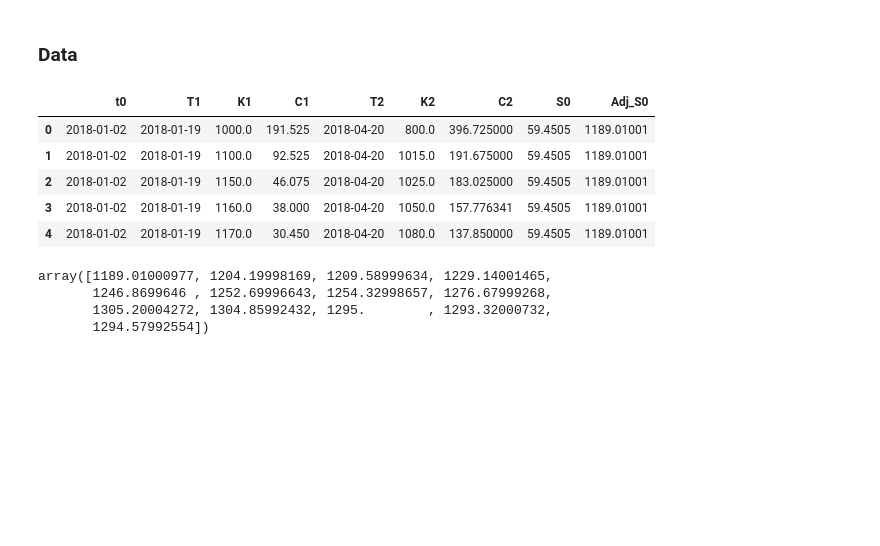
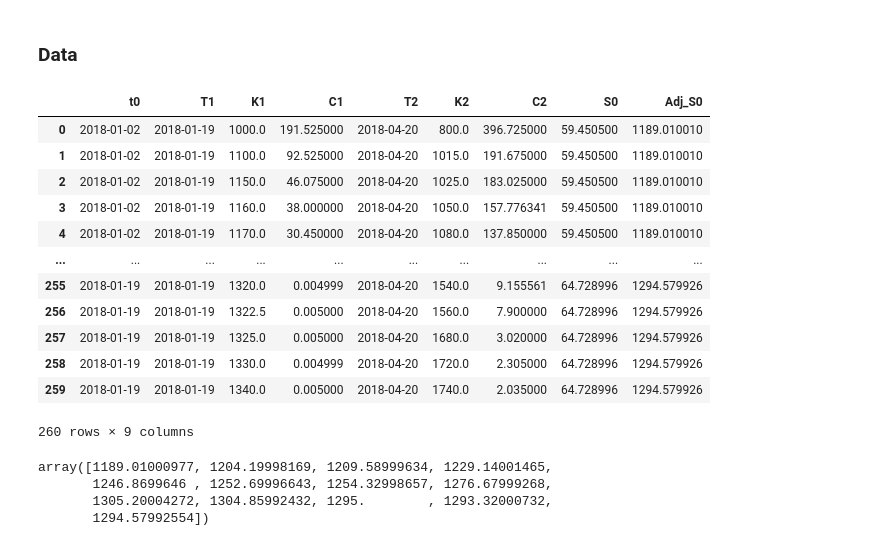
Before and after one commit to QIYIHAN/Empirical-Price-Bounds, a Jupyter notebook: Objective Function.ipynb, the cells around one changed output. Drawn from its saved outputs; the diff is of its cells as text; code cells hidden in the pictures; blank space fills up the shorter version.

```diff
--- a/Objective Function.ipynb
+++ b/Objective Function.ipynb
@@ -6,14 +6,21 @@ import tensorflow as tf
 ### Data
 # %%
 df = pd.read_csv('data_20180119_20180420.csv', index_col=0)
-df.head()
+df
 # %% [output]
 |  | t0 | T1 | K1 | C1 | T2 | K2 | C2 | S0 | Adj_S0 |
-| 0 | 2018-01-02 | 2018-01-19 | 1000.0 | 191.525 | 2018-04-20 | 800.0 | 396.725000 | 59.4505 | 1189.01001 |
-| 1 | 2018-01-02 | 2018-01-19 | 1100.0 | 92.525 | 2018-04-20 | 1015.0 | 191.675000 | 59.4505 | 1189.01001 |
-| 2 | 2018-01-02 | 2018-01-19 | 1150.0 | 46.075 | 2018-04-20 | 1025.0 | 183.025000 | 59.4505 | 1189.01001 |
-| 3 | 2018-01-02 | 2018-01-19 | 1160.0 | 38.000 | 2018-04-20 | 1050.0 | 157.776341 | 59.4505 | 1189.01001 |
-| 4 | 2018-01-02 | 2018-01-19 | 1170.0 | 30.450 | 2018-04-20 | 1080.0 | 137.850000 | 59.4505 | 1189.01001 |
+| 0 | 2018-01-02 | 2018-01-19 | 1000.0 | 191.525000 | 2018-04-20 | 800.0 | 396.725000 | 59.450500 | 1189.010010 |
+| 1 | 2018-01-02 | 2018-01-19 | 1100.0 | 92.525000 | 2018-04-20 | 1015.0 | 191.675000 | 59.450500 | 1189.010010 |
+| 2 | 2018-01-02 | 2018-01-19 | 1150.0 | 46.075000 | 2018-04-20 | 1025.0 | 183.025000 | 59.450500 | 1189.010010 |
+| 3 | 2018-01-02 | 2018-01-19 | 1160.0 | 38.000000 | 2018-04-20 | 1050.0 | 157.776341 | 59.450500 | 1189.010010 |
+| 4 | 2018-01-02 | 2018-01-19 | 1170.0 | 30.450000 | 2018-04-20 | 1080.0 | 137.850000 | 59.450500 | 1189.010010 |
+| ... | ... | ... | ... | ... | ... | ... | ... | ... | ... |
+| 255 | 2018-01-19 | 2018-01-19 | 1320.0 | 0.004999 | 2018-04-20 | 1540.0 | 9.155561 | 64.728996 | 1294.579926 |
+| 256 | 2018-01-19 | 2018-01-19 | 1322.5 | 0.005000 | 2018-04-20 | 1560.0 | 7.900000 | 64.728996 | 1294.579926 |
+| 257 | 2018-01-19 | 2018-01-19 | 1325.0 | 0.005000 | 2018-04-20 | 1680.0 | 3.020000 | 64.728996 | 1294.579926 |
+| 258 | 2018-01-19 | 2018-01-19 | 1330.0 | 0.004999 | 2018-04-20 | 1720.0 | 2.305000 | 64.728996 | 1294.579926 |
+| 259 | 2018-01-19 | 2018-01-19 | 1340.0 | 0.005000 | 2018-04-20 | 1740.0 | 2.035000 | 64.728996 | 1294.579926 |
+260 rows × 9 columns
 # %%
 df.Adj_S0.unique()
 # %% [output]
```
Also changed, not shown: parts of 1 cell of this notebook, 4 other files.
